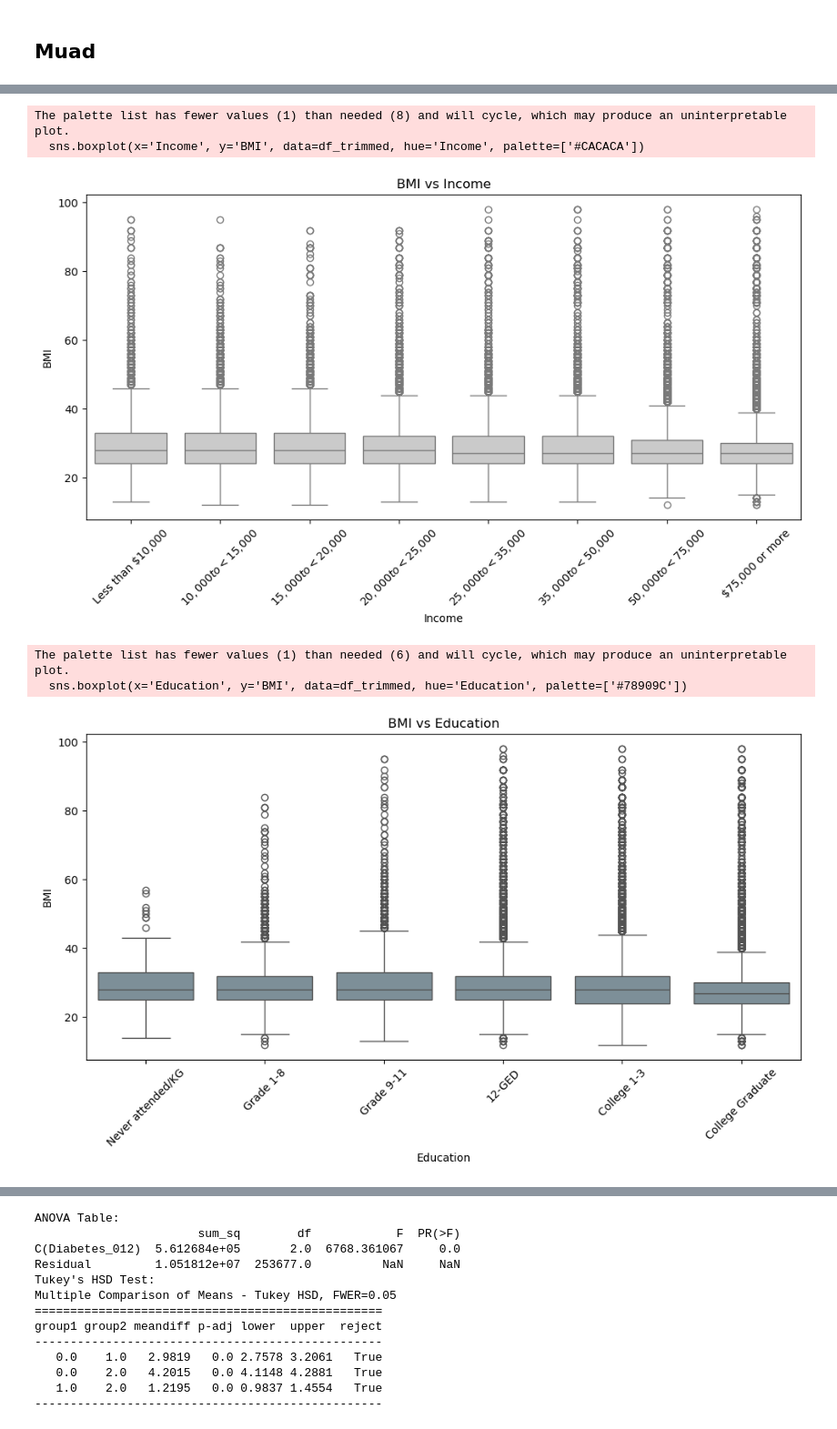
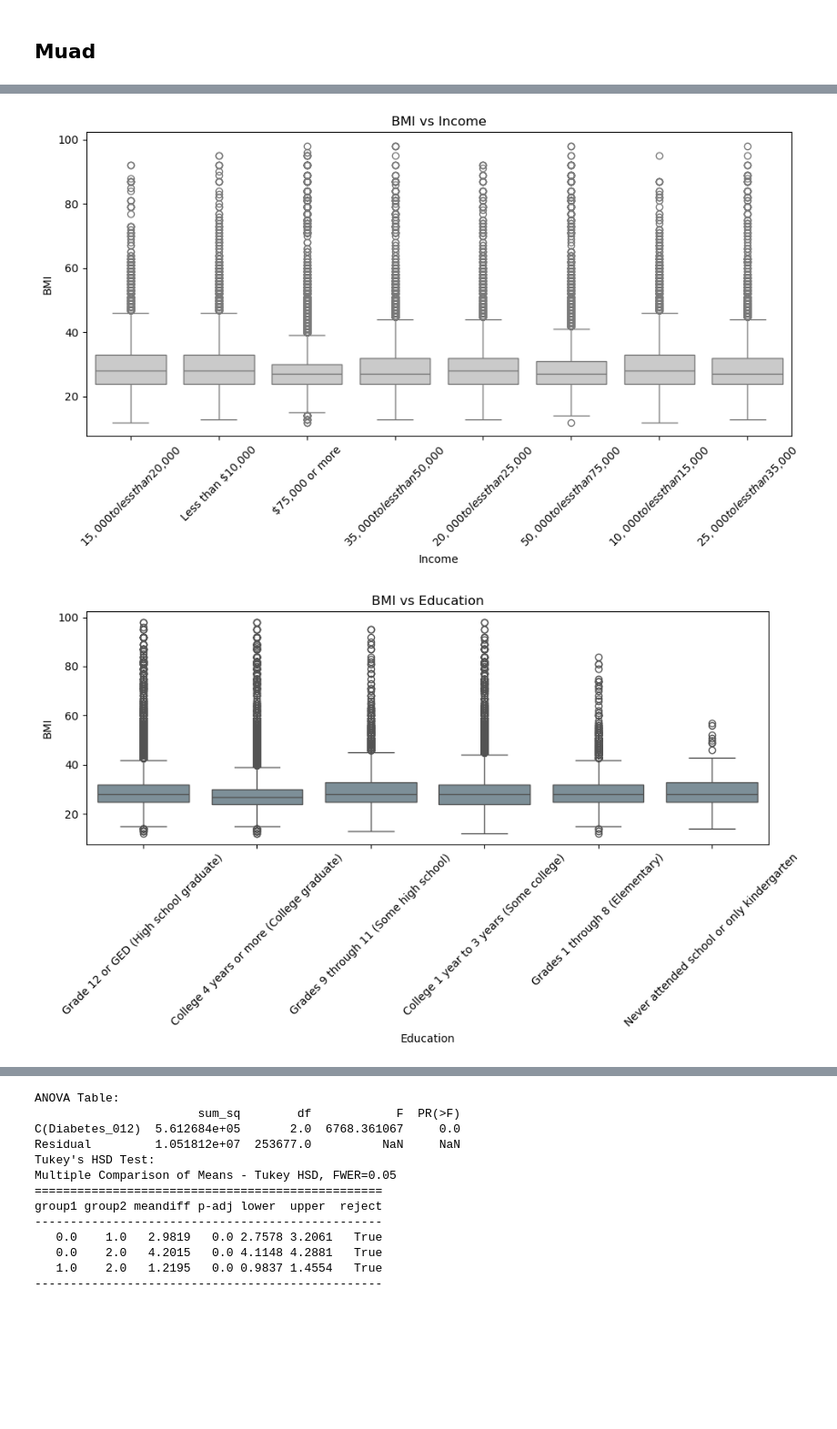
Before and after one commit to williamlevine/project-one, a Jupyter notebook: main_notebook.ipynb, the cells around one changed output, grey strips where cells are left out. Shown at 91% size. Saved outputs shown, nothing was run; the diff lists cells and outputs as text; code cells hidden in the pictures; blank space fills up the shorter version.

```diff
--- a/main_notebook.ipynb
+++ b/main_notebook.ipynb
@@ -2020,7 +2575,7 @@ income_order = ['Less than $10,000', '$10,000 to <$15,000', '$15,000 to <$20,000
 df_trimmed['Income'] = pd.Categorical(df_trimmed['Income'].map(income_labels), categories=income_order, ordered=True)
 # %%
 plt.figure(figsize=(10, 6))
-sns.boxplot(x='Income', y='BMI', data=df_trimmed, hue='Income', palette=['#CACACA'])
+sns.boxplot(x='Income', y='BMI', data=diabetes_df, hue='Income', palette=['#CACACA'])
 plt.title('BMI vs Income')
 plt.xlabel('Income')
 plt.ylabel('BMI')
@@ -2030,23 +2585,19 @@ plt.tight_layout()  # Adjust layout to ensure everything fits
 plt.savefig('BMI_vs_Income.png')  # Save as PNG file
 plt.show()
 # %% [output]
-The palette list has fewer values (1) than needed (8) and will cycle, which may produce an uninterpretable plot.
-  sns.boxplot(x='Income', y='BMI', data=df_trimmed, hue='Income', palette=['#CACACA'])
-[figure, old version]
+[figure, new version]
 # %%
 plt.figure(figsize=(10, 6))
-sns.boxplot(x='Education', y='BMI', data=df_trimmed, hue='Education', palette=['#78909C'])
+sns.boxplot(x='Education', y='BMI', data=diabetes_df, hue='Education', palette=['#78909C'])
 plt.title('BMI vs Education')
 plt.xlabel('Education')
 plt.ylabel('BMI')
 plt.xticks(rotation=45)
 plt.legend([], [], frameon=False)  # Hide the legend
 plt.tight_layout()  # Adjust layout to ensure everything fits
 plt.savefig('BMI_vs_Education.png')  # Save as PNG file
 plt.show()
 # %% [output]
-The palette list has fewer values (1) than needed (6) and will cycle, which may produce an uninterpretable plot.
-  sns.boxplot(x='Education', y='BMI', data=df_trimmed, hue='Education', palette=['#78909C'])
-[figure, old version]
+[figure, new version]
 # %%
 plt.figure(figsize=(10, 6))
```
Also changed, not shown: parts of 80 cells of this notebook.
